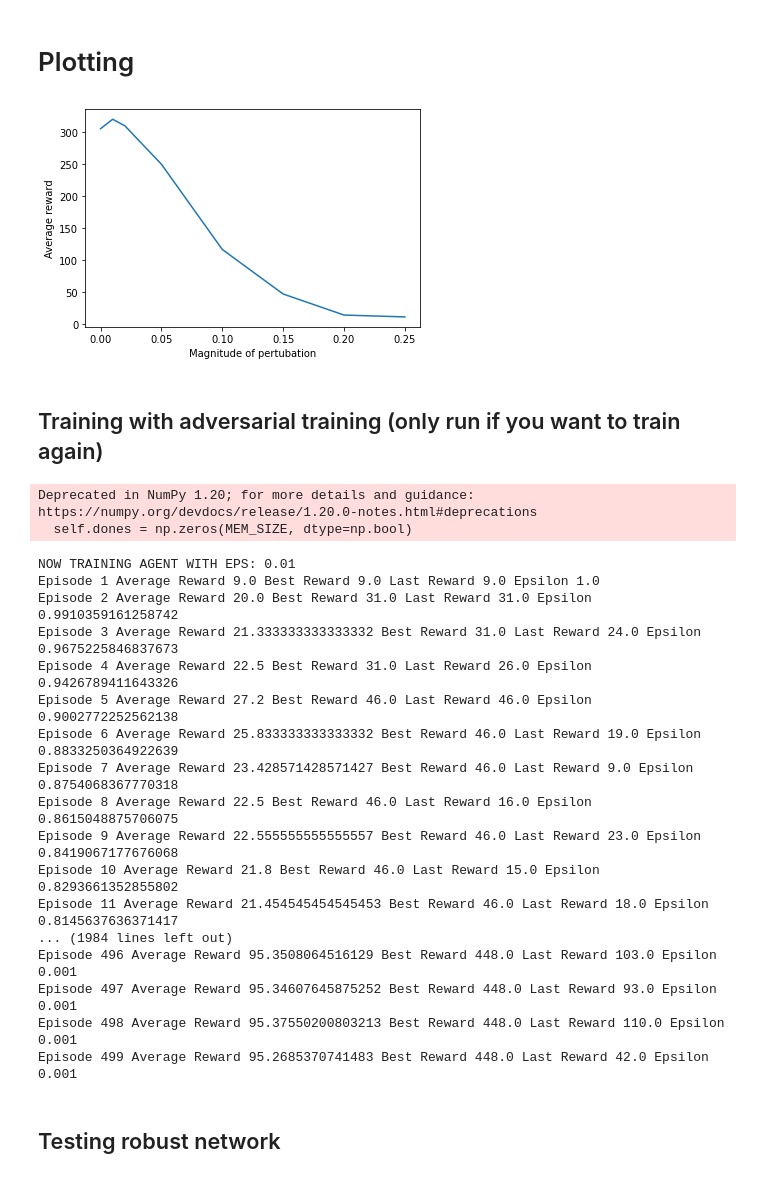
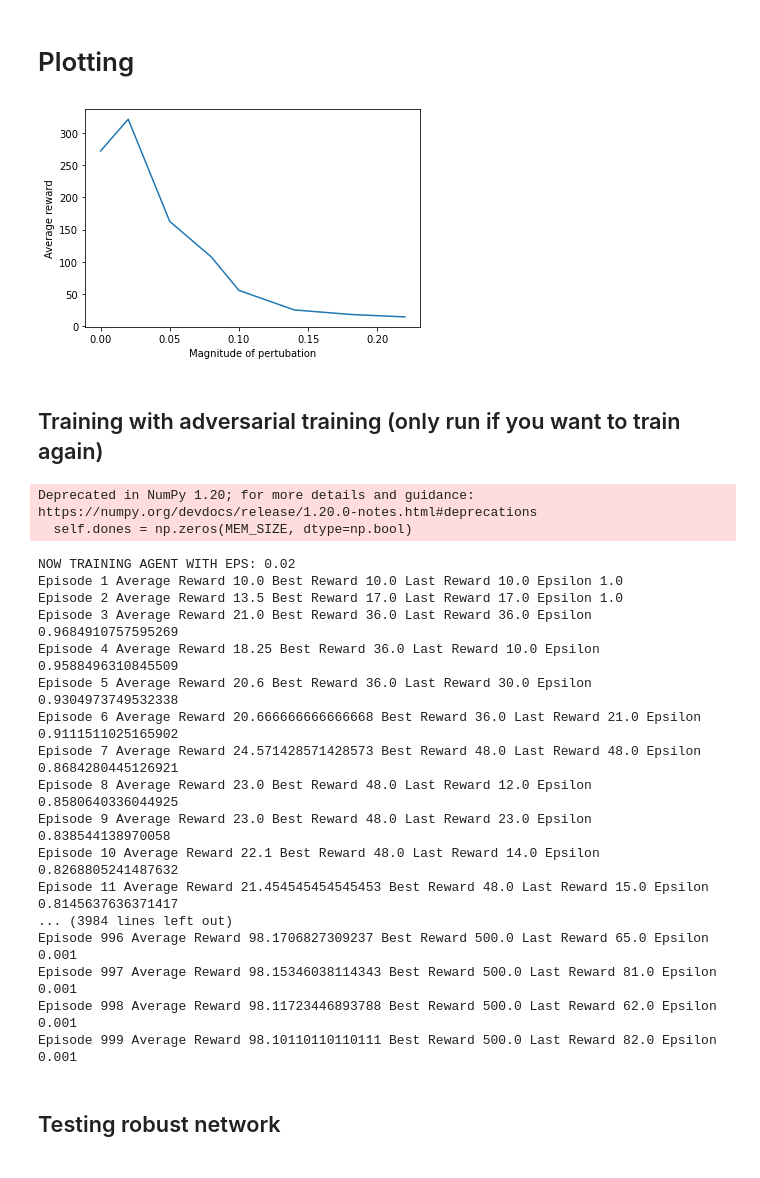
Before and after one commit to Jackkert/robustDRL, a Jupyter notebook: DQN_attacked_and_defended.ipynb, the cells around one changed output. Drawn from its saved outputs; the diff is of its cells as text; code cells hidden in the pictures.

```diff
--- a/DQN_attacked_and_defended.ipynb
+++ b/DQN_attacked_and_defended.ipynb
@@ -13,7 +13,7 @@ env = gym.make('CartPole-v1')
 observation_space = env.observation_space.shape[0]
 action_space = env.action_space.n
 
-EPISODES = 500
+EPISODES = 1000
 EPISODES_TEST = int(EPISODES/2)
 LEARNING_RATE = 0.0001
 MEM_SIZE = 10000
@@ -234,6 +198,41 @@ def attack_FGSM(state, epsilon, agent):
     gradient_sign = torch.autograd.grad(loss_softmax,state,retain_graph=True)[0].sign()
     pert_state = state - gradient_sign * epsilon
     return pert_state.detach()
+# %%
+def test_network(agent):
+    agent.network.eval()
+
+    best_reward = 0
+
+    episode_number = []
+    average_reward_number_attacked = []
+    epsilons_attacks = [0,0.02,0.05,0.08,0.10,0.14,0.18,0.22]
+
+    for epsilon in epsilons_attacks:
+        average_reward_attacked = 0
+        print("NEW ATTACK STARTING, MAGNTIUDE (EPISLON) IS:", epsilon)
+        for i in range(1,EPISODES_TEST):
+            state = env.reset()
+            score = 0
+            while True:
+                pert_state = attack_FGSM(state, epsilon, agent)
+                action, q_values = agent.choose_action(pert_state,eps_greedy= False)
+                state_, reward, done, info = env.step(action)
+
+                state = state_.detach()
+                score += reward
+
+                if done:
+                    if score > best_reward:
+                        best_reward = score
+                    average_reward_attacked += score
+                    print("Episode {} Average Reward {} Best Reward {} Last Reward {} Epsilon {}".format(i, average_reward_attacked/i, best_reward, score, agent.returning_epsilon()))
+                    break
+
+                episode_number.append(i)
+
+        average_reward_number_attacked.append(average_reward_attacked / i)
+    return average_reward_number_attacked
 # %%
 agent_clean = torch.load("clean_trained_DQN.pth")
 average_reward_number_attacked = test_network(agent_clean)
@@ -258,15 +257,14 @@ Episode 249 Average Reward 11.265060240963855 Best Reward 500.0 Last Reward 9.0
 # %% [markdown]
 # Plotting
 # %%
-epsilons_attacks = [0,0.01,0.02,0.05,0.10,0.15,0.20,0.25]
-plt.ioff()
+epsilons_attacks = [0,0.02,0.05,0.08,0.10,0.14,0.18,0.22]
 plt.figure(1)
 plt.plot(epsilons_attacks,average_reward_number_attacked)
 plt.xlabel("Magnitude of pertubation")
 plt.ylabel("Average reward")
 plt.show()
 # %% [output]
-[figure, old version]
+[figure, new version]
 # %% [markdown]
 ## Training with adversarial training (only run if you want to train again)
 # %%
@@ -308,30 +307,30 @@ robust_agent_2 = DQN_Solver()
 robust_agent_3 = DQN_Solver()
 robust_agent_4 = DQN_Solver()
 
-agents = [[robust_agent_1,0.01],[robust_agent_2, 0.02], [robust_agent_3, 0.05], [robust_agent_4, 0.10]]
+agents = [[robust_agent_1,0.02],[robust_agent_2, 0.05], [robust_agent_3, 0.08], [robust_agent_4, 0.10]]
 for agent, eps in agents:
     print("NOW TRAINING AGENT WITH EPS:", eps)
     train_robust(agent, eps)
 # %% [output]
 Deprecated in NumPy 1.20; for more details and guidance: https://numpy.org/devdocs/release/1.20.0-notes.html#deprecations
   self.dones = np.zeros(MEM_SIZE, dtype=np.bool)
-NOW TRAINING AGENT WITH EPS: 0.01
-Episode 1 Average Reward 9.0 Best Reward 9.0 Last Reward 9.0 Epsilon 1.0
-Episode 2 Average Reward 20.0 Best Reward 31.0 Last Reward 31.0 Epsilon 0.9910359161258742
-Episode 3 Average Reward 21.333333333333332 Best Reward 31.0 Last Reward 24.0 Epsilon 0.9675225846837673
-Episode 4 Average Reward 22.5 Best Reward 31.0 Last Reward 26.0 Epsilon 0.9426789411643326
-Episode 5 Average Reward 27.2 Best Reward 46.0 Last Reward 46.0 Epsilon 0.9002772252562138
-Episode 6 Average Reward 25.833333333333332 Best Reward 46.0 Last Reward 19.0 Epsilon 0.8833250364922639
-Episode 7 Average Reward 23.428571428571427 Best Reward 46.0 Last Reward 9.0 Epsilon 0.8754068367770318
-Episode 8 Average Reward 22.5 Best Reward 46.0 Last Reward 16.0 Epsilon 0.8615048875706075
-Episode 9 Average Reward 22.555555555555557 Best Reward 46.0 Last Reward 23.0 Epsilon 0.8419067177676068
-Episode 10 Average Reward 21.8 Best Reward 46.0 Last Reward 15.0 Epsilon 0.8293661352855802
-Episode 11 Average Reward 21.454545454545453 Best Reward 46.0 Last Reward 18.0 Epsilon 0.8145637636371417
-... (1984 lines left out)
-Episode 496 Average Reward 95.3508064516129 Best Reward 448.0 Last Reward 103.0 Epsilon 0.001
-Episode 497 Average Reward 95.34607645875252 Best Reward 448.0 Last Reward 93.0 Epsilon 0.001
-Episode 498 Average Reward 95.37550200803213 Best Reward 448.0 Last Reward 110.0 Epsilon 0.001
-Episode 499 Average Reward 95.2685370741483 Best Reward 448.0 Last Reward 42.0 Epsilon 0.001
+NOW TRAINING AGENT WITH EPS: 0.02
+Episode 1 Average Reward 10.0 Best Reward 10.0 Last Reward 10.0 Epsilon 1.0
+Episode 2 Average Reward 13.5 Best Reward 17.0 Last Reward 17.0 Epsilon 1.0
+Episode 3 Average Reward 21.0 Best Reward 36.0 Last Reward 36.0 Epsilon 0.9684910757595269
+Episode 4 Average Reward 18.25 Best Reward 36.0 Last Reward 10.0 Epsilon 0.9588496310845509
+Episode 5 Average Reward 20.6 Best Reward 36.0 Last Reward 30.0 Epsilon 0.9304973749532338
+Episode 6 Average Reward 20.666666666666668 Best Reward 36.0 Last Reward 21.0 Epsilon 0.9111511025165902
+Episode 7 Average Reward 24.571428571428573 Best Reward 48.0 Last Reward 48.0 Epsilon 0.8684280445126921
+Episode 8 Average Reward 23.0 Best Reward 48.0 Last Reward 12.0 Epsilon 0.8580640336044925
+Episode 9 Average Reward 23.0 Best Reward 48.0 Last Reward 23.0 Epsilon 0.838544138970058
+Episode 10 Average Reward 22.1 Best Reward 48.0 Last Reward 14.0 Epsilon 0.8268805241487632
+Episode 11 Average Reward 21.454545454545453 Best Reward 48.0 Last Reward 15.0 Epsilon 0.8145637636371417
+... (3984 lines left out)
+Episode 996 Average Reward 98.1706827309237 Best Reward 500.0 Last Reward 65.0 Epsilon 0.001
+Episode 997 Average Reward 98.15346038114343 Best Reward 500.0 Last Reward 81.0 Epsilon 0.001
+Episode 998 Average Reward 98.11723446893788 Best Reward 500.0 Last Reward 62.0 Epsilon 0.001
+Episode 999 Average Reward 98.10110110110111 Best Reward 500.0 Last Reward 82.0 Epsilon 0.001
 # %%
 torch.save(robust_agent_1, "robust_trained_DQN1.pth")
 torch.save(robust_agent_2, "robust_trained_DQN2.pth")
```
Also changed, not shown: parts of 11 cells of this notebook.
